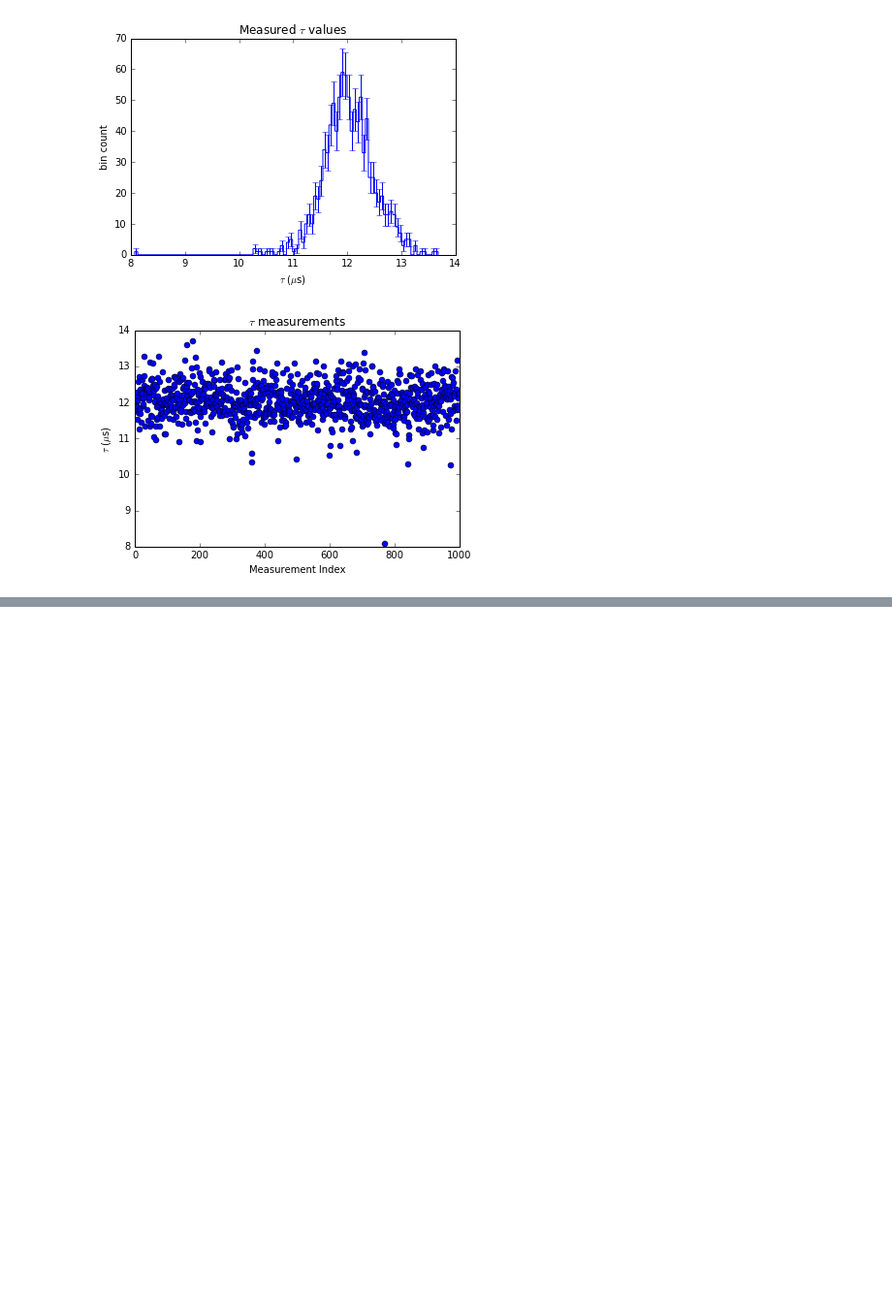
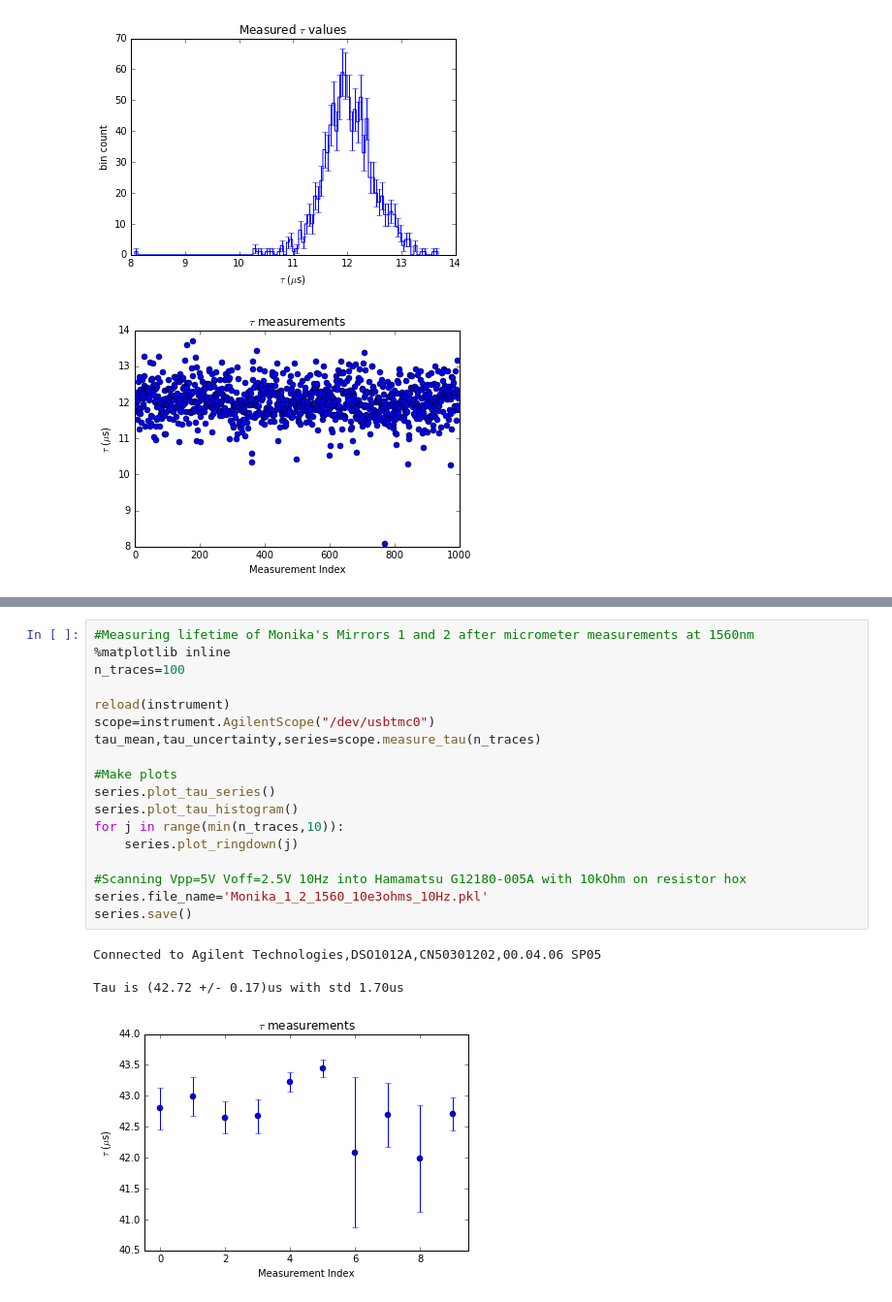
Before and after one commit to zakv/Ringdown_Scope_Code, a Jupyter notebook: Ringdown_Scope_Code.ipynb, the cells around one changed output, grey strips where cells are left out. Shown at 97% size. Saved outputs shown, nothing was run; the diff lists cells and outputs as text; blank space fills up the shorter version.

```diff
--- a/Ringdown_Scope_Code.ipynb
+++ b/Ringdown_Scope_Code.ipynb
@@ -558,0 +617,23 @@ series.plot_tau_series(bin_size=1)
+# %%
+#Measuring lifetime of Monika's Mirrors 1 and 2 after micrometer measurements at 1560nm
+%matplotlib inline
+n_traces=100
+
+reload(instrument)
+scope=instrument.AgilentScope("/dev/usbtmc0")
+tau_mean,tau_uncertainty,series=scope.measure_tau(n_traces)
+
+#Make plots
+series.plot_tau_series()
+series.plot_tau_histogram()
+for j in range(min(n_traces,10)):
+    series.plot_ringdown(j)
+
+#Scanning Vpp=5V Voff=2.5V 10Hz into Hamamatsu G12180-005A with 10kOhm on resistor hox
+series.file_name='Monika_1_2_1560_10e3ohms_10Hz.pkl'
+series.save()
+# %% [output]
+Connected to Agilent Technologies,DSO1012A,CN50301202,00.04.06 SP05
+
+Tau is (42.72 +/- 0.17)us with std 1.70us
+[figure, added]
```
Also changed, not shown: parts of 4 cells of this notebook.
